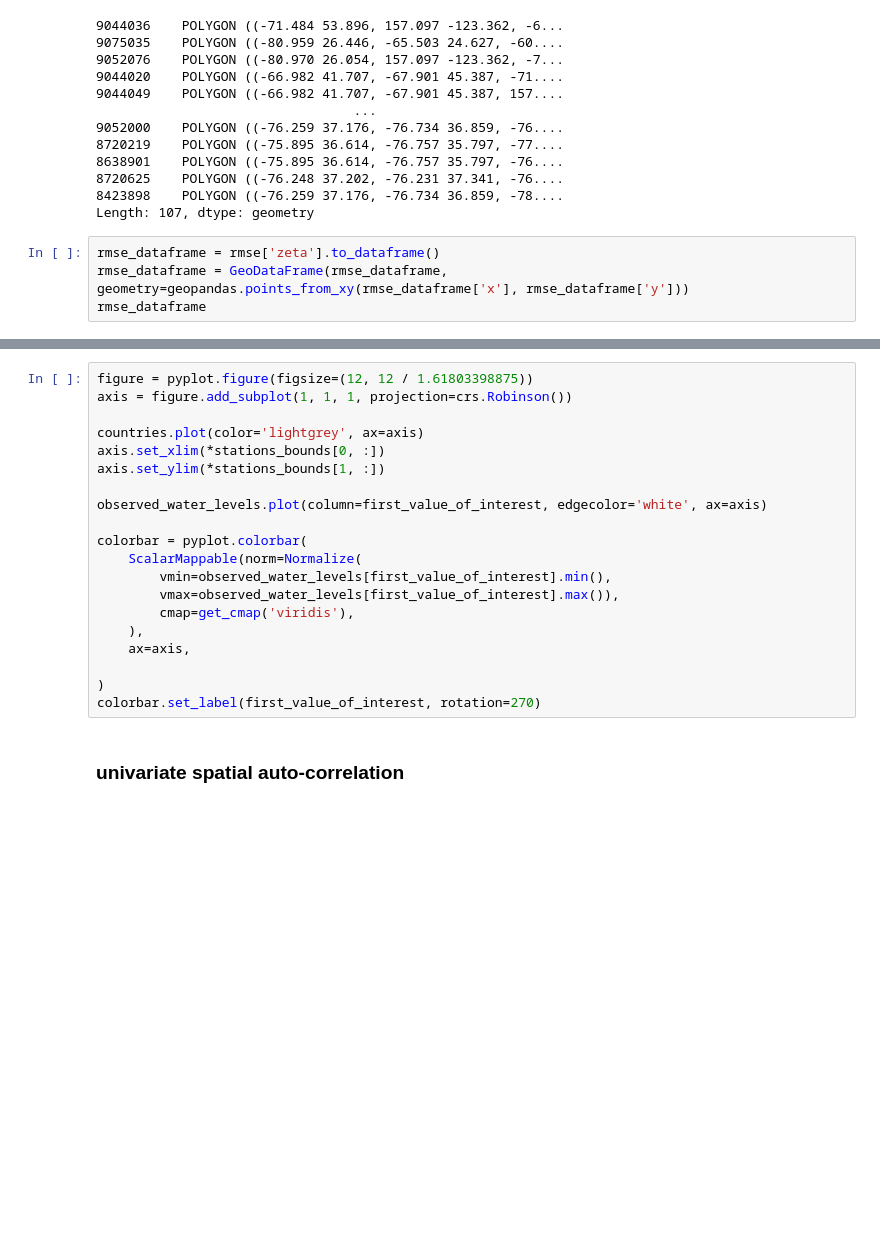
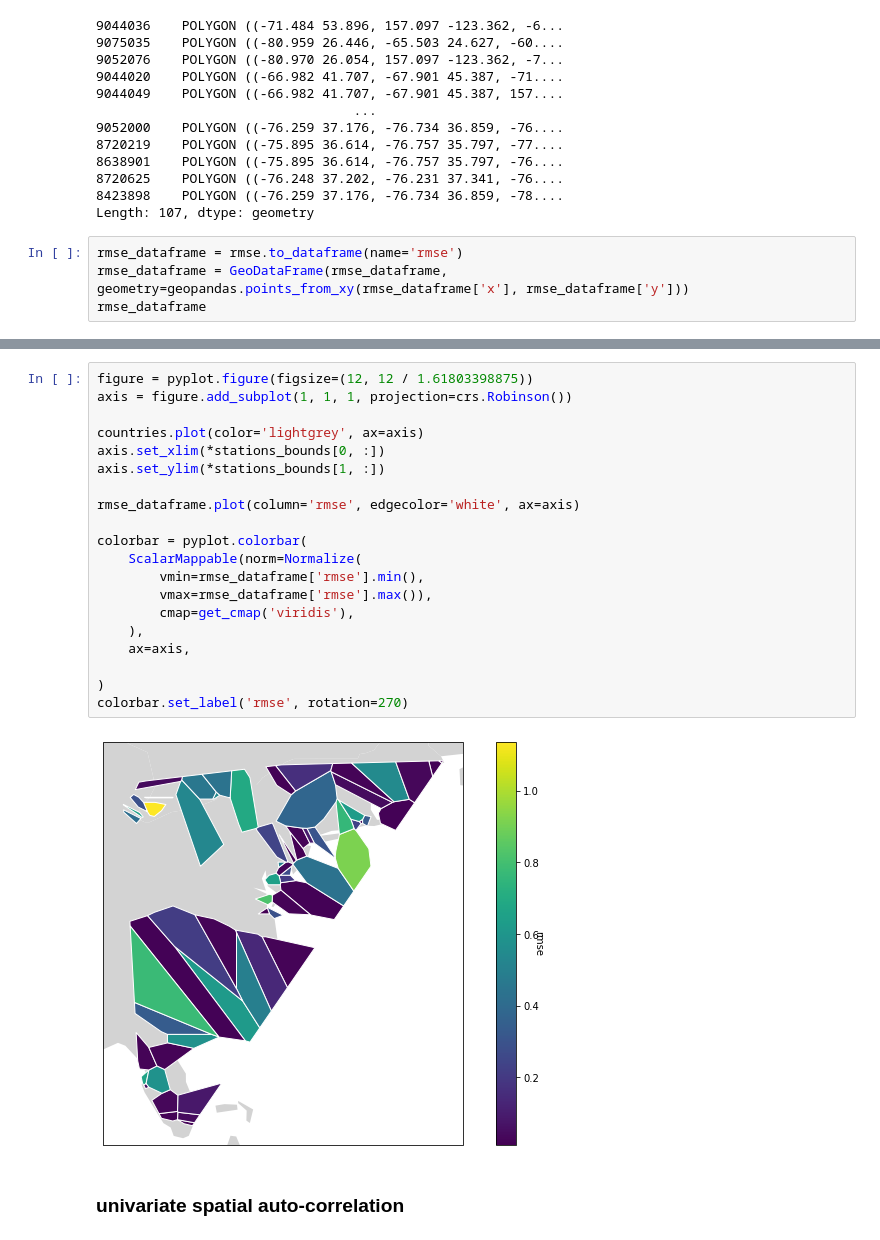
Before and after one commit to zacharyburnett/GEOG606, a Jupyter notebook: final/final_20220503.ipynb, the cells around one changed output, grey strips where cells are left out. Cells and saved outputs as stored; diff of their text form; blank space fills up the shorter version.

Commit message:
plots

```diff
--- a/final/final_20220503.ipynb
+++ b/final/final_20220503.ipynb
@@ -393,7 +393,7 @@ polygons
 8423898    POLYGON ((-76.259 37.176, -76.734 36.859, -78....
 Length: 107, dtype: geometry
 # %%
-rmse_dataframe = rmse['zeta'].to_dataframe()
+rmse_dataframe = rmse.to_dataframe(name='rmse')
 rmse_dataframe = GeoDataFrame(rmse_dataframe, geometry=geopandas.points_from_xy(rmse_dataframe['x'], rmse_dataframe['y']))
 rmse_dataframe
 # %% [output]
@@ -418,23 +491,25 @@ rmse_dataframe
 # %%
 figure = pyplot.figure(figsize=(12, 12 / 1.61803398875))
 axis = figure.add_subplot(1, 1, 1, projection=crs.Robinson())
 
 countries.plot(color='lightgrey', ax=axis)
 axis.set_xlim(*stations_bounds[0, :])
 axis.set_ylim(*stations_bounds[1, :])
 
-observed_water_levels.plot(column=first_value_of_interest, edgecolor='white', ax=axis)
+rmse_dataframe.plot(column='rmse', edgecolor='white', ax=axis)
 
 colorbar = pyplot.colorbar(
     ScalarMappable(norm=Normalize(
-        vmin=observed_water_levels[first_value_of_interest].min(),
-        vmax=observed_water_levels[first_value_of_interest].max()),
+        vmin=rmse_dataframe['rmse'].min(),
+        vmax=rmse_dataframe['rmse'].max()),
         cmap=get_cmap('viridis'),
     ),
     ax=axis,
 
 )
-colorbar.set_label(first_value_of_interest, rotation=270)
+colorbar.set_label('rmse', rotation=270)
+# %% [output]
+[figure, added]
 # %% [markdown]
 ### univariate spatial auto-correlation
 # %%
```
Also changed, not shown: parts of 16 cells of this notebook.
